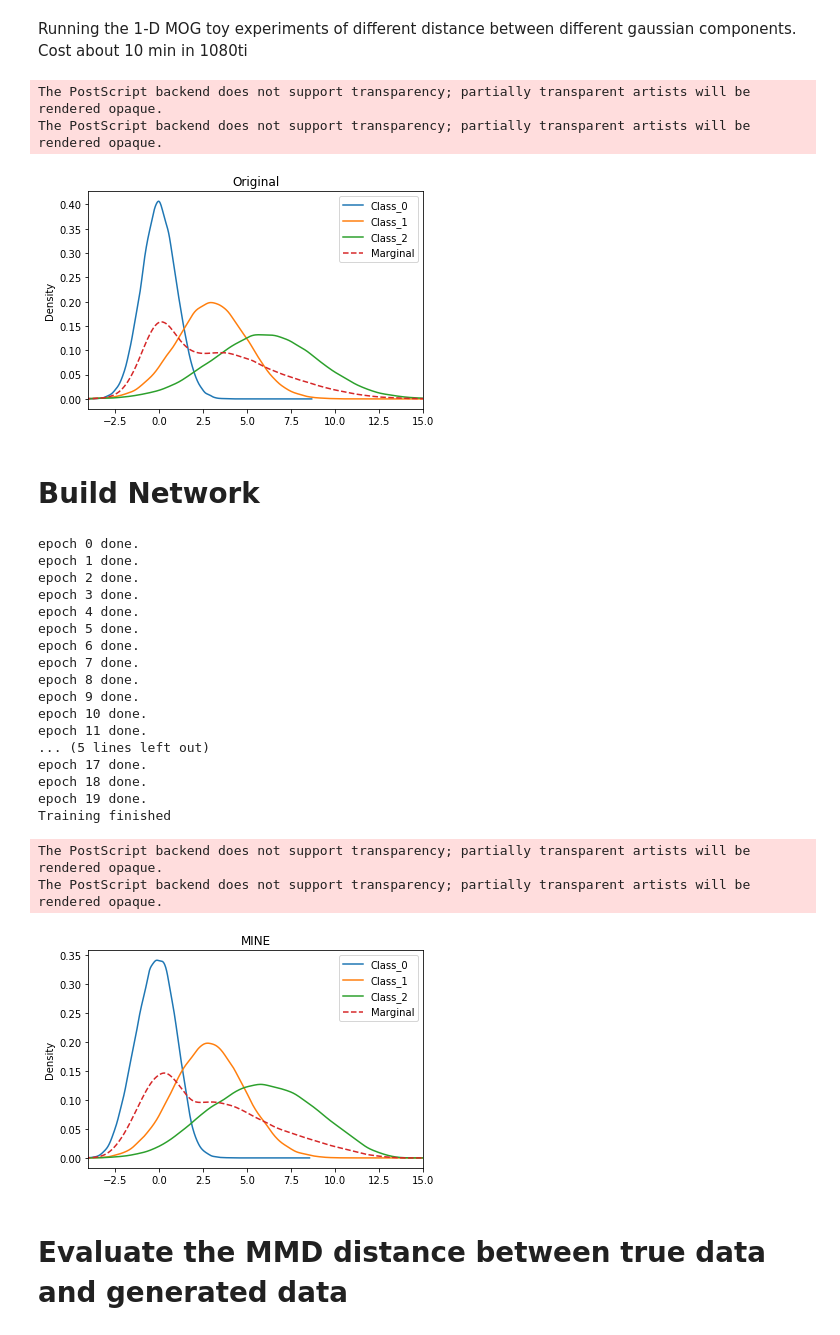
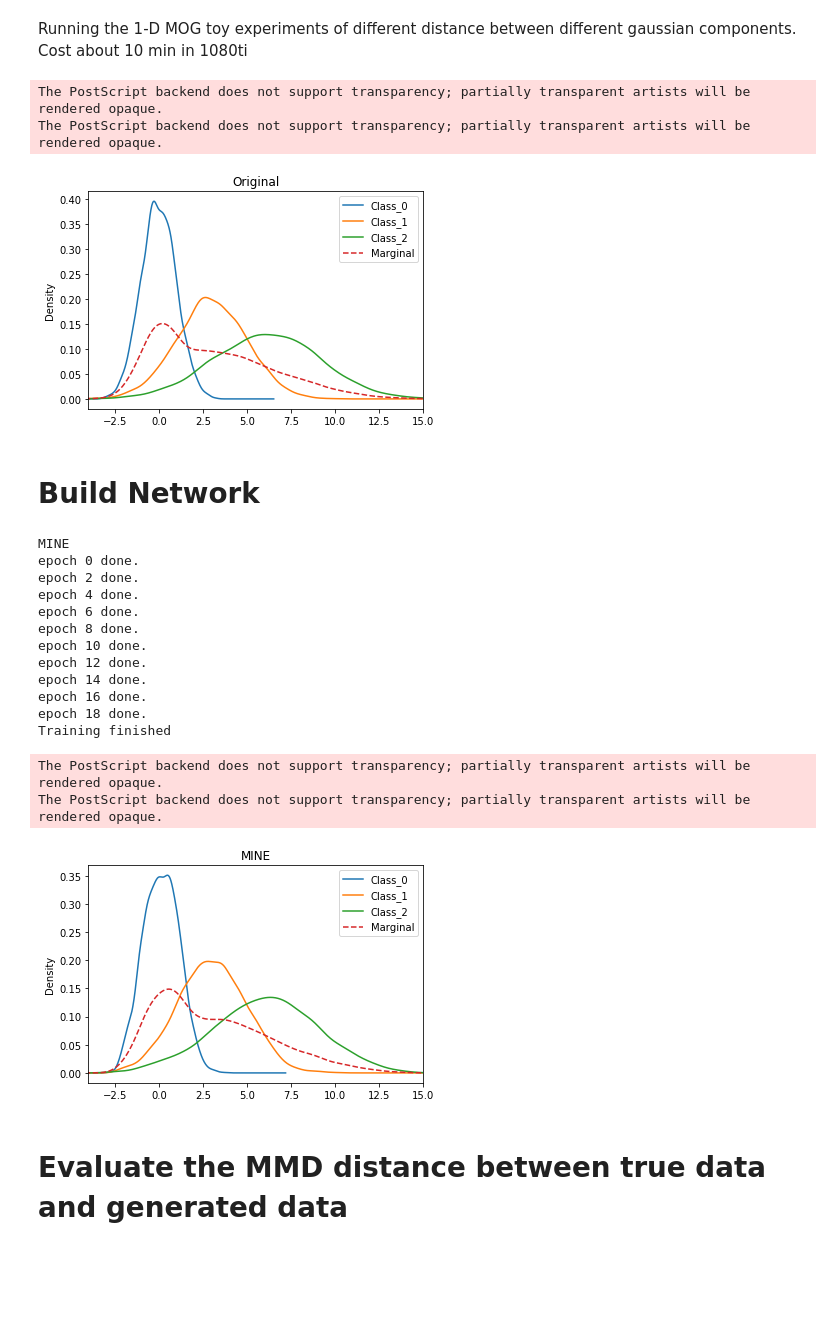
Before and after one commit to phymhan/twin-auxiliary-classifiers-gan, a Jupyter notebook: MOG/myMOG_visualization_2.ipynb, the cells around one changed output. Cells and saved outputs as stored; diff of their text form; code cells hidden in the pictures; blank space fills up the shorter version.

```diff
--- a/MOG/myMOG_visualization_2.ipynb
+++ b/MOG/myMOG_visualization_2.ipynb
@@ -304,9 +347,12 @@ else:
 save_path = os.path.join('MOG','1D', str(distance) + '_1D')
 
 ######Generate MOG data of different mean and variance
-data1 = torch.randn(64000).cuda()
-data2 = torch.randn(64000).cuda() * 2 + distance
-data3 = torch.randn(64000).cuda() * 3 + distance * 2
+data1 = torch.randn(6400).cuda()
+data2 = torch.randn(6400).cuda() * 2 + distance
+data3 = torch.randn(6400).cuda() * 3 + distance * 2
+# data1 = torch.randn(640).cuda() * 0.5
+# data2 = torch.randn(640).cuda() * 0.5 + distance
+# data3 = torch.randn(640).cuda() * 0.5 + distance * 2
 
 df1 = pd.DataFrame()
 df2 = pd.DataFrame()
@@ -332,7 +378,7 @@ fig.savefig(save_path + '/original.eps')
 # %% [output]
 The PostScript backend does not support transparency; partially transparent artists will be rendered opaque.
 The PostScript backend does not support transparency; partially transparent artists will be rendered opaque.
-[figure, old version]
+[figure, new version]
 # %% [markdown]
 # Build Network
 # %%
@@ -341,7 +387,7 @@ The PostScript backend does not support transparency; partially transparent arti
 AC = True
 TAC = False
 MINE = True
-no_share = False
+no_share = True
 if AC:
     if TAC:
         name = 'TAC'
@@ -353,11 +399,11 @@ else:
     name = 'Projection'
 
 #####Bulding network
-nz = 2
+nz = 1
 G = G_gaussian(nz=nz, num_classes=3).cuda()
 D = D_gaussian(num_classes=3, AC=AC, MINE=(MINE and not no_share)).cuda()
 if no_share:
-    T = T_gaussian(num_classes=3, use_projection=False).cuda()
+    T = T_gaussian(num_classes=3).cuda()
 else:
     T = D
 
@@ -369,20 +415,31 @@ else:
     optt = optd
 # %%
 #####Train network
-train(data1, data2, data3, nz, G, D, T, optd, optg, optt, 256, AC=AC, TAC=TAC, MINE=MINE)
+# ada = True
+# lambda_m = 1.04
+# lambda_g = 1.02 # 1./lambda_m
+# lambda_m = 1.1
+# lambda_g = 0.97 # 1./lambda_m
+
+ada = False
+lambda_m = 1.0
+lambda_g = 1.0 # 1./lambda_m
+
+print(name)
+train(data1, data2, data3, nz, G, D, T, optd, optg, optt, 128, AC=AC, TAC=TAC, MINE=MINE, lambda_m=lambda_m, lambda_g=lambda_g, ada=ada)
 print('Training finished')
 
 #####Sample data from Generator
-z = torch.randn(64000, nz).cuda()
-label = torch.zeros(64000).long().cuda()  # torch.LongTensor(10000).random_(2).cuda()#
+z = torch.randn(6400, nz).cuda()
+label = torch.zeros(6400).long().cuda()  # torch.LongTensor(10000).random_(2).cuda()#
 data1_g = G(z=z, label=label).squeeze().cpu().detach()
 
-z = torch.randn(64000, nz).cuda()
-label = torch.ones(64000).long().cuda()  # torch.LongTensor(10000).random_(2).cuda()#
+z = torch.randn(6400, nz).cuda()
+label = torch.ones(6400).long().cuda()  # torch.LongTensor(10000).random_(2).cuda()#
 data2_g = G(z=z, label=label).squeeze().cpu().detach()
 
-z = torch.randn(64000, nz).cuda()
-label = torch.ones(64000).long().cuda() + 1  # torch.LongTensor(10000).random_(2).cuda()#
+z = torch.randn(6400, nz).cuda()
+label = torch.ones(6400).long().cuda() + 1  # torch.LongTensor(10000).random_(2).cuda()#
 data3_g = G(z=z, label=label).squeeze().cpu().detach()
 
 df1 = pd.DataFrame()
@@ -390,43 +447,38 @@ df2 = pd.DataFrame()
 
 df1['score_{0}'.format(0)] = data1_g.numpy()
 df1['score_{0}'.format(1)] = data2_g.numpy()
 df1['score_{0}'.format(2)] = data3_g.numpy()
 g_data = torch.cat([data1_g, data2_g, data3_g], dim=0).numpy()
 df2['score_{0}'.format(2)] = g_data
 
 #####Plot generated conditional distribution
 fig, ax = plt.subplots(1, 1)
 for s in df1.columns:
     df1[s].plot(kind='kde')
 
 for s in df2.columns:
     df2[s].plot(style='--',kind='kde')
 
 plt.xlim((-4, 9 + distance * 2))
 ax.legend(["Class_0", "Class_1", "Class_2", "Marginal"])
 plt.title(name)
 fig.savefig(save_path + '/'+name+'.eps')
 # %% [output]
+MINE
 epoch 0 done.
-epoch 1 done.
 epoch 2 done.
-epoch 3 done.
 epoch 4 done.
-epoch 5 done.
 epoch 6 done.
-epoch 7 done.
 epoch 8 done.
-epoch 9 done.
 epoch 10 done.
-epoch 11 done.
-... (5 lines left out)
-epoch 17 done.
+epoch 12 done.
+epoch 14 done.
+epoch 16 done.
 epoch 18 done.
-epoch 19 done.
 Training finished
 The PostScript backend does not support transparency; partially transparent artists will be rendered opaque.
 The PostScript backend does not support transparency; partially transparent artists will be rendered opaque.
-[figure, old version]
+[figure, new version]
 # %% [markdown]
 # Evaluate the MMD distance between true data and generated data
 # %%
```
Also changed, not shown: parts of 3 cells of this notebook, 31 other files.
